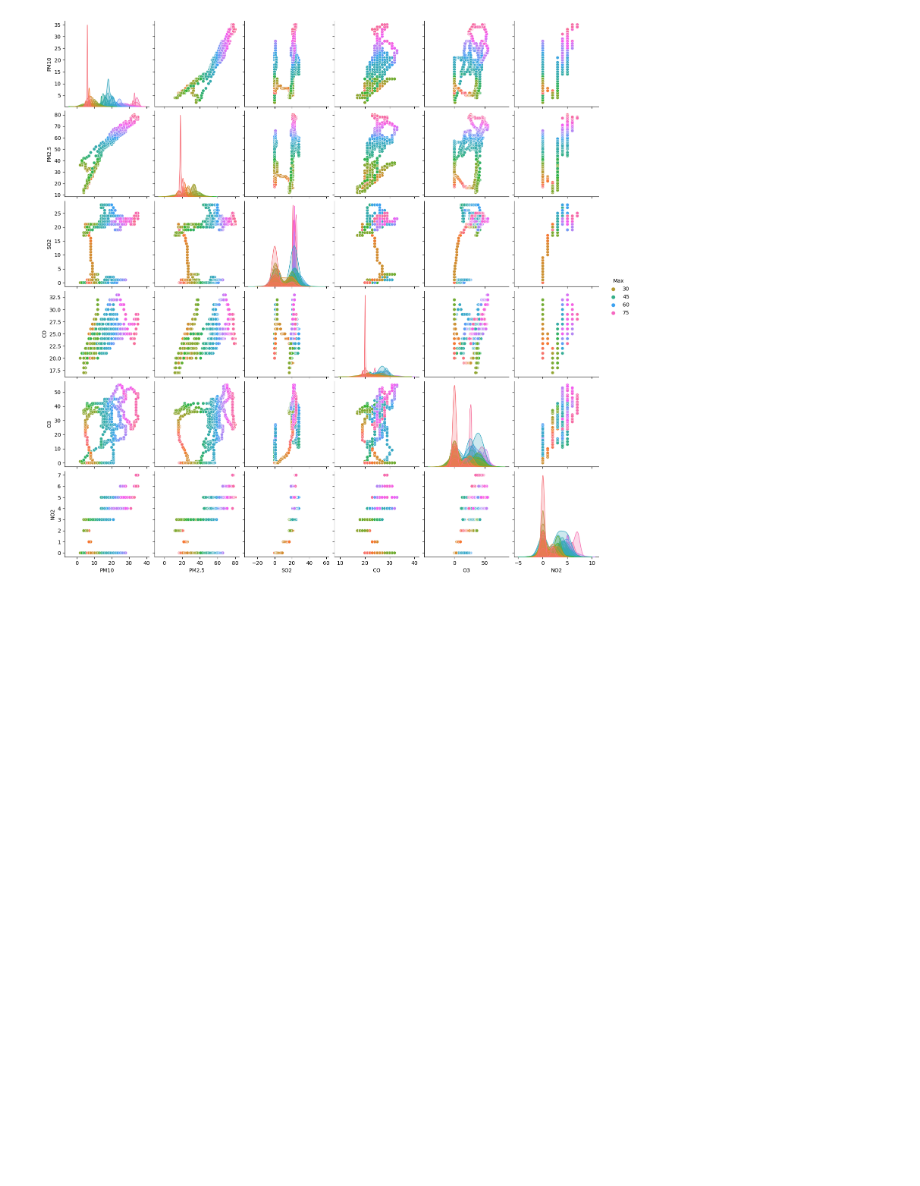
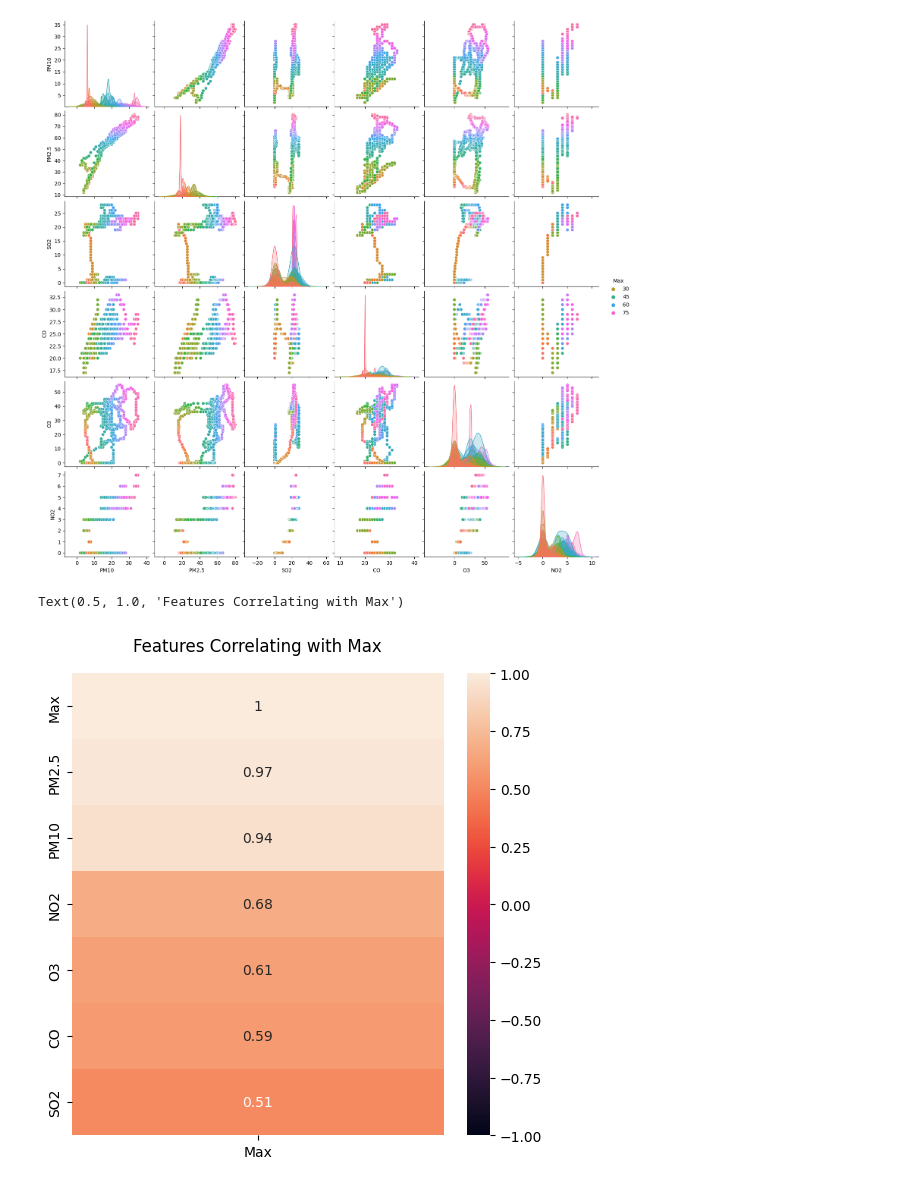
Before and after one commit to andidprastyo/air_quality_analysis, a Jupyter notebook: analysis_new.ipynb, the cells around one changed output. Saved outputs shown, nothing was run; the diff lists cells and outputs as text; code cells hidden in the pictures; blank space fills up the shorter version.

Commit message:
EDA : Heatmap

```diff
--- a/analysis_new.ipynb
+++ b/analysis_new.ipynb
@@ -199,3 +200,12 @@ sns.pairplot(data_air, hue='Max', palette='husl', diag_kind='kde')
 plt.show()
 # %% [output]
 [figure]
+# %%
+numeric_columns = data_air.select_dtypes(include=[float, int]).columns
+
+plt.figure(figsize=(6, 6))
+heatmap = sns.heatmap(data_air[numeric_columns].corr()[['Max']].sort_values(by='Max', ascending=False), vmin=-1, vmax=1, annot=True)
+heatmap.set_title('Features Correlating with Max', fontdict={'fontsize': 12}, pad=16)
+# %% [output]
+Text(0.5, 1.0, 'Features Correlating with Max')
+[figure, added]
```
Also changed, not shown: parts of 1 cell of this notebook.
